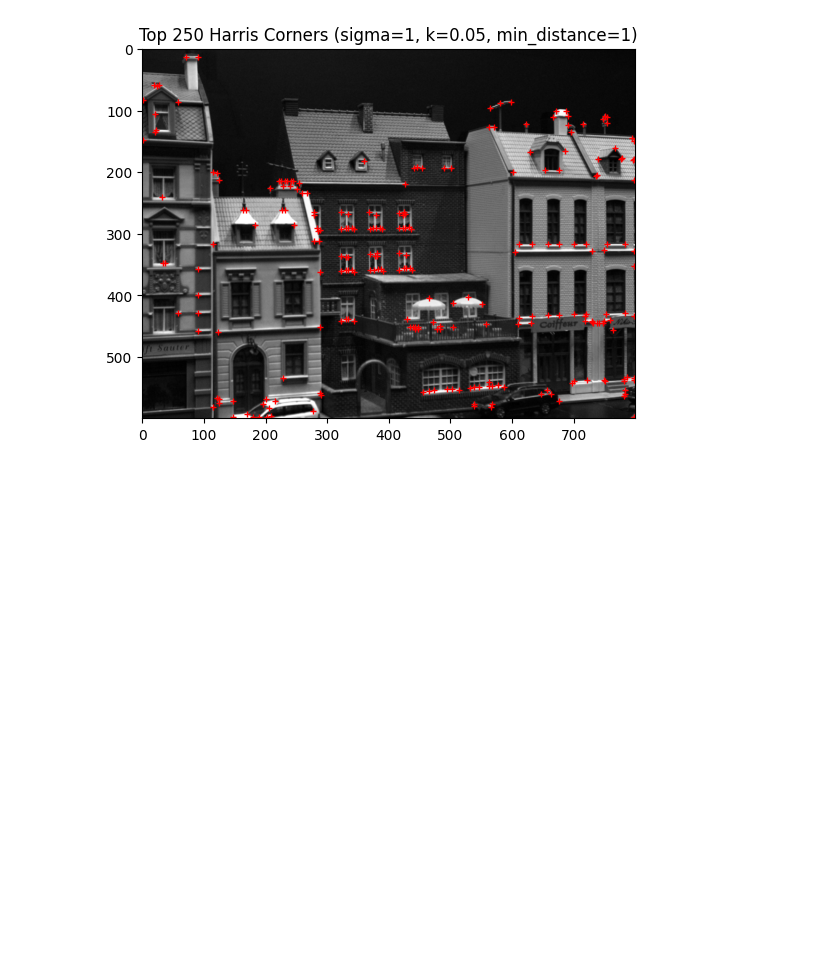
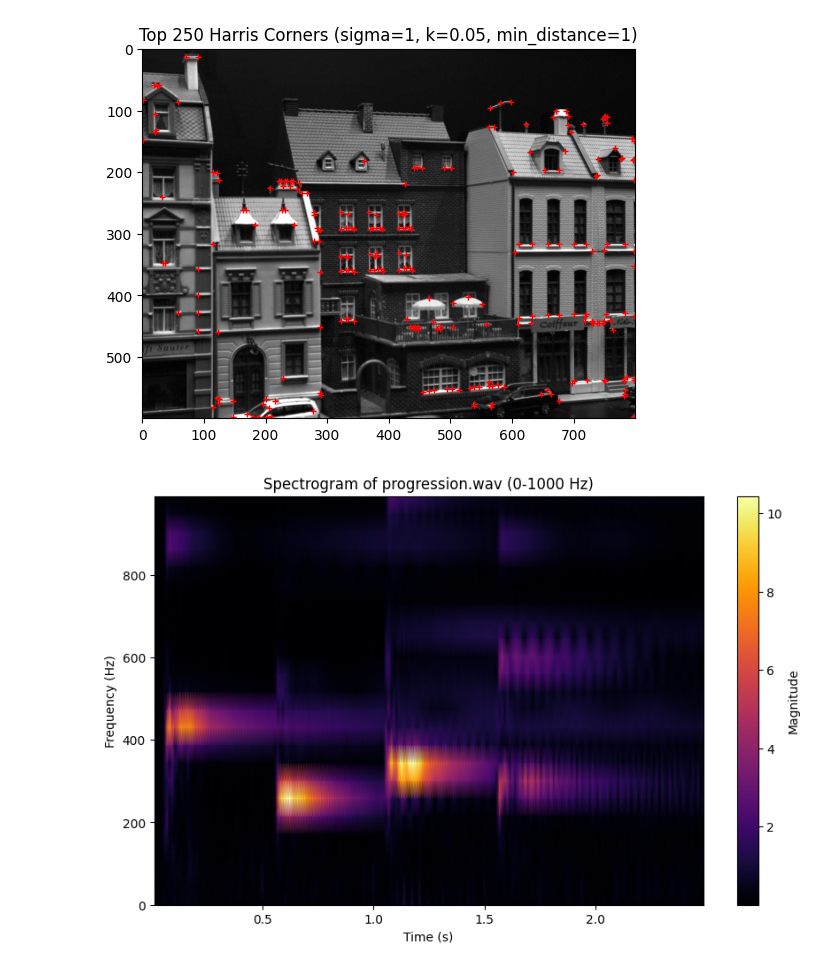
Before and after one commit to santiweide/SIG2025, a Jupyter notebook: code_week5/test.ipynb, the cells around one changed output. Drawn from its saved outputs; the diff is of its cells as text; code cells hidden in the pictures; blank space fills up the shorter version.

```diff
--- a/code_week5/test.ipynb
+++ b/code_week5/test.ipynb
@@ -60,3 +60,42 @@ plt.title('Top 250 Harris Corners (sigma=1, k=0.05, min_distance=1)')
 plt.show()
 # %% [output]
 [figure]
+# %%
+import numpy as np
+import matplotlib.pyplot as plt
+import scipy.io.wavfile as wav
+import scipy.signal as signal
+
+# Load the audio file
+sample_rate, audio = wav.read("../TestSignals/Sound samples/progression.wav")
+
+# Convert to mono if stereo
+if len(audio.shape) > 1:
+    audio = np.mean(audio, axis=1)
+
+# Define STFT parameters
+window_size = 1024  # You can modify this to see the impact
+hop_size = window_size // 2
+window = signal.windows.hann(window_size)
+
+# Compute Short-Time Fourier Transform (STFT)
+frequencies, times, spectrogram = signal.spectrogram(audio, fs=sample_rate,
+                                                     window=window,
+                                                     nperseg=window_size,
+                                                     noverlap=hop_size,
+                                                     mode='magnitude')
+
+# Filter to show only 0-1000 Hz
+freq_limit = 1000
+freq_mask = frequencies <= freq_limit
+
+# Plot the spectrogram
+plt.figure(figsize=(10, 6))
+plt.pcolormesh(times, frequencies[freq_mask], spectrogram[freq_mask], shading='gouraud', cmap='inferno')
+plt.colorbar(label="Magnitude")
+plt.xlabel("Time (s)")
+plt.ylabel("Frequency (Hz)")
+plt.title("Spectrogram of progression.wav (0-1000 Hz)")
+plt.show()
+# %% [output]
+[figure, added]
```
Also changed, not shown: 4 other files.
